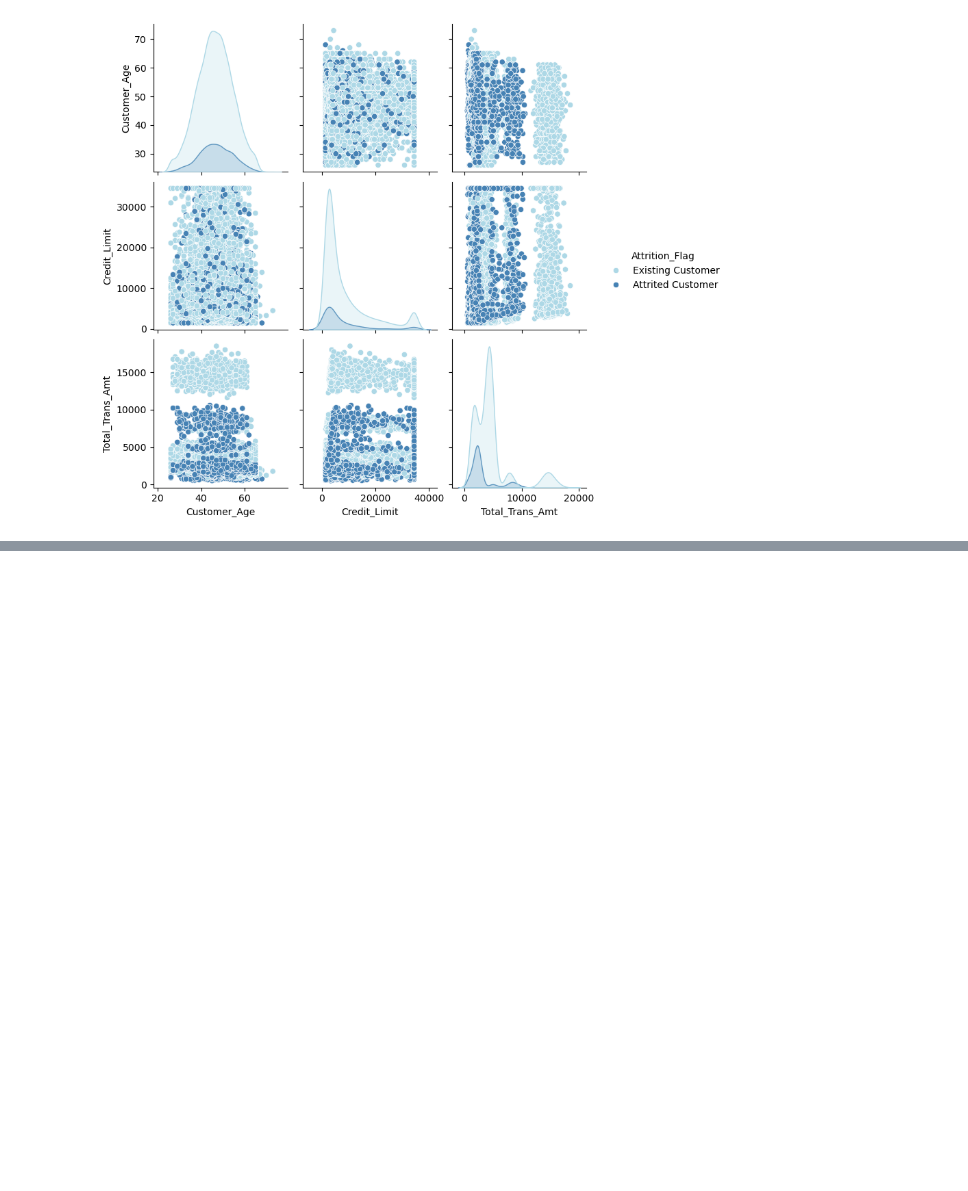
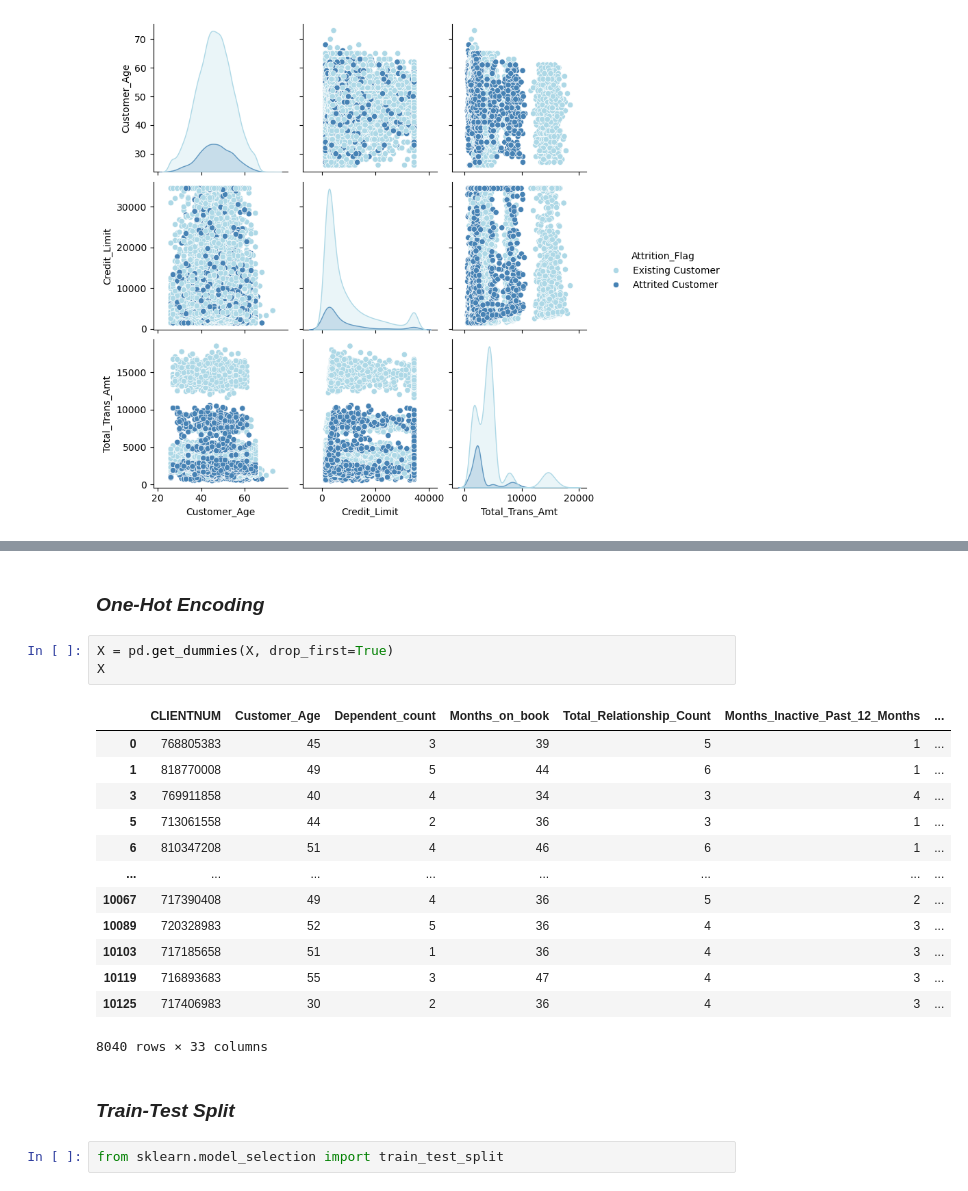
Before and after one commit to labelenn/Predicting-Bank-Customer-Attrition, a Jupyter notebook: customer_attrition.ipynb, the cells around one changed output, grey strips where cells are left out. Saved outputs shown, nothing was run; the diff lists cells and outputs as text; blank space fills up the shorter version.

```diff
--- a/customer_attrition.ipynb
+++ b/customer_attrition.ipynb
@@ -192,0 +231,23 @@ plt.show()
+# %% [markdown]
+<h3><i>One-Hot Encoding</i></h3>
+# %%
+X = pd.get_dummies(X, drop_first=True)
+X
+# %% [output]
+|  | CLIENTNUM | Customer_Age | Dependent_count | Months_on_book | Total_Relationship_Count | Months_Inactive_Past_12_Months | ... |
+| 0 | 768805383 | 45 | 3 | 39 | 5 | 1 | ... |
+| 1 | 818770008 | 49 | 5 | 44 | 6 | 1 | ... |
+| 3 | 769911858 | 40 | 4 | 34 | 3 | 4 | ... |
+| 5 | 713061558 | 44 | 2 | 36 | 3 | 1 | ... |
+| 6 | 810347208 | 51 | 4 | 46 | 6 | 1 | ... |
+| ... | ... | ... | ... | ... | ... | ... | ... |
+| 10067 | 717390408 | 49 | 4 | 36 | 5 | 2 | ... |
+| 10089 | 720328983 | 52 | 5 | 36 | 4 | 3 | ... |
+| 10103 | 717185658 | 51 | 1 | 36 | 4 | 3 | ... |
+| 10119 | 716893683 | 55 | 3 | 47 | 4 | 3 | ... |
+| 10125 | 717406983 | 30 | 2 | 36 | 4 | 3 | ... |
+8040 rows × 33 columns
+# %% [markdown]
+<h3><i>Train-Test Split</i></h3>
+# %%
+from sklearn.model_selection import train_test_split
```
Also changed, not shown: parts of 21 cells of this notebook, 1 other file.
